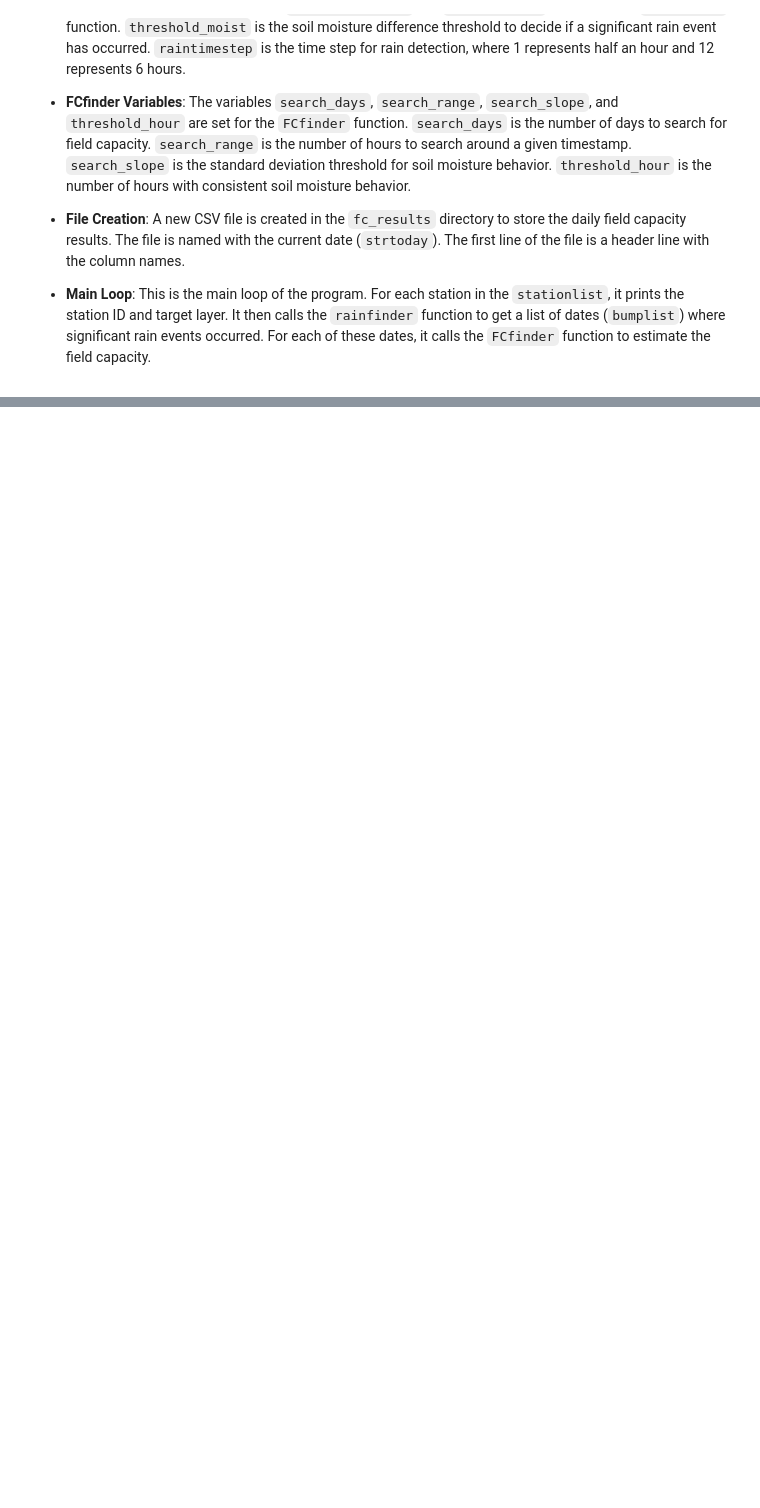
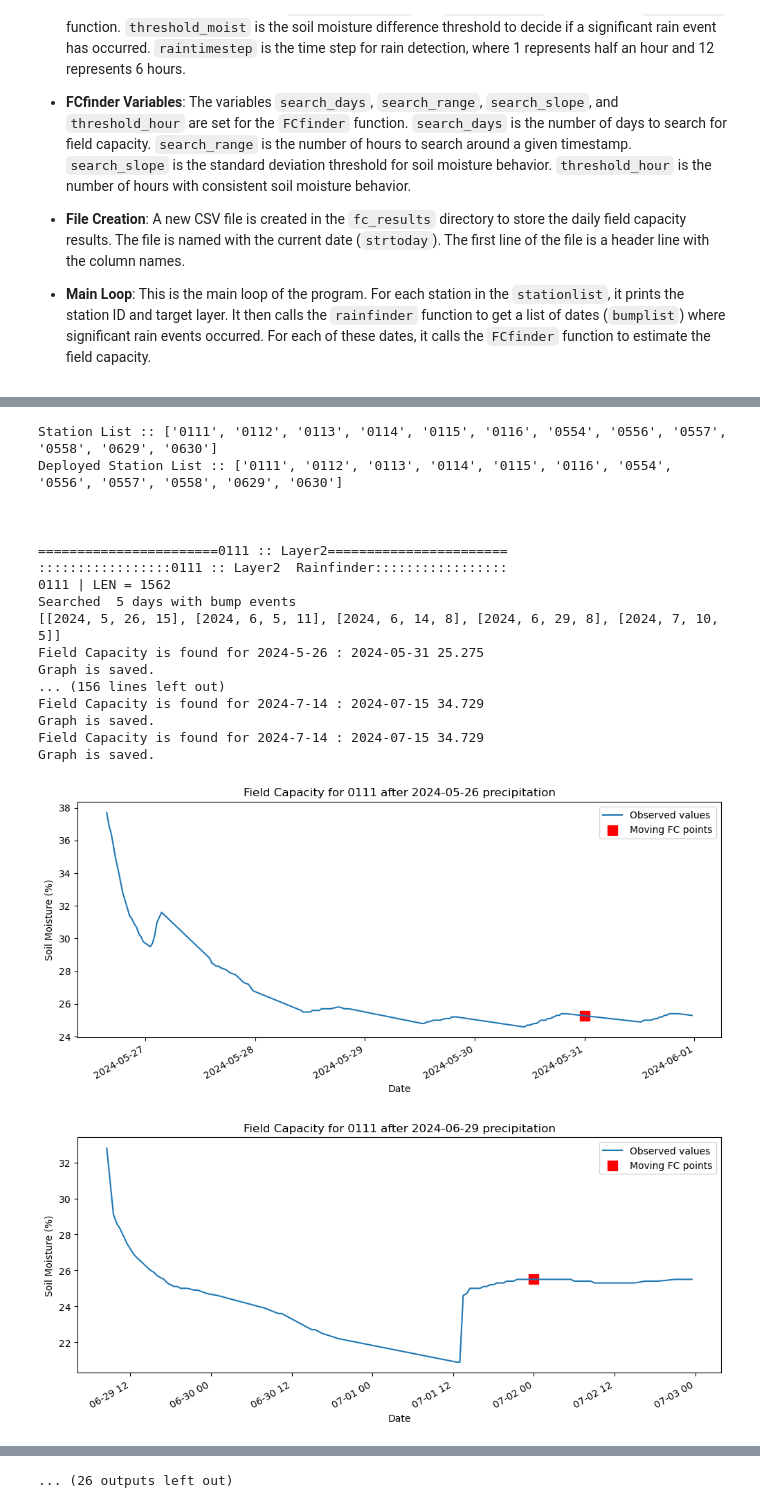
Before and after one commit to dsyang1024/SoilMoisture_analysis, a Jupyter notebook: 00_Script_Observed Soil Moisture analysis.ipynb, the cells around one changed output, grey strips where cells are left out. Saved outputs shown, nothing was run; the diff lists cells and outputs as text; code cells hidden in the pictures; blank space fills up the shorter version.

Commit message:
observed sm analysis v2 made

```diff
--- a/00_Script_Observed Soil Moisture analysis.ipynb
+++ b/00_Script_Observed Soil Moisture analysis.ipynb
@@ -456,6 +454,10 @@ def readraw_data(destination, filename, foutname, st_date, ed_date):
                                  'data_soil_moisture4':np.float64},
                           na_values=['Invalid data']
                           )
+    # convert the timestamp to the local time (UTC-4hrs)
+    # substract 4 hours from ['ts'] column
+    raw_data['ts'] = raw_data['ts'] - pd.Timedelta(hours=4)
+
     raw_columns = raw_data.columns.tolist()
     # raw_data['Timestamp'] = pd.to_datetime(raw_data['Timestamp'])
     # drop the temperature data from the list
@@ -520,6 +522,7 @@ def station_data_clean(destination, raw_data, station):
 
     # clean the data by time of interest
     # datetime range should start by 18:00 // end by 6:00 for better analysis for everyday
+    # LCB question: isn't thins starting at 0:00, not 18:00?
     start_date = dt.datetime(st_date[0], st_date[1], st_date[2], 0, 0, 0)
     end_date = dt.datetime(ed_date[0], ed_date[1], ed_date[2], 6, 0, 0)
     sample_df = sample_df[(sample_df.index > start_date) & (sample_df.index < end_date)]
@@ -553,10 +556,10 @@ def station_data_clean(destination, raw_data, station):
         sample_df = sample_df.resample('30min').mean()
 
         # make boxplot per layer
-        boxplot = sample_df.boxplot(column=['Layer1', 'Layer2', 'Layer3'],figsize=(8,4), ylabel='Soil Moisture (%)')
-        plt.title(int(station))
-        plt.savefig(destination+'/03_Soil_moisture_graphs/'+strtoday+'_'+station+'.png',dpi=600)
-        plt.show()
+        #boxplot = sample_df.boxplot(column=['Layer1', 'Layer2', 'Layer3'],figsize=(8,4), ylabel='Soil Moisture (%)')
+        #plt.title(int(station))
+        #plt.savefig(destination+'/03_Soil_moisture_graphs/'+strtoday+'_'+station+'.png',dpi=600)
+        #plt.show()
 
         # add station code back
         sample_df['Station'] = int(station)
@@ -1118,0 +1212,58 @@ def get_AWHCrz(dlydata):
+# %%
+'''
+This is the main part of the program
+below section will estimate the field capacity for the given data [Daily basis]
+
+This part should be done per station [stationlist]
+'''
+# for testing
+deployedstationlist = ['0111','0112','0113','0114','0115','0116','0554','0556','0557','0558','0629','0630']
+print ('Station List ::',stationlist)
+print ('Deployed Station List ::',deployedstationlist)
+
+
+# this is the target layer for the analysis. 1=layer 1
+# variable set for rainfinder
+# *-=-=-=-=-=-=-=-=-=-=-=-=-=-=-=-=-=-=-= CHECK THE PARAMETERS =-=-=-=-=-=-=-=-=-=-=-=-=-=-=-=-=-=-=-* #
+target = 'Layer2'
+threshold_moist = 10    # threshold of soil moisture difference to decide it was huge rain event or not default: 15
+raintimestep = 12 # 1 = 1/2 hour // 12 = 6 hours
+
+# variable set for FCfinder
+search_days = 6 # days
+search_range = 2 # hours
+search_slope = 0.1 # unit is volumetric water content difference (in percent)
+threshold_hour = 4 # hours with consistent soil moisture behavior
+# *-=-=-=-=-=-=-=-=-=-=-=-=-=-=-=-=-=-=-= CHECK THE PARAMETERS =-=-=-=-=-=-=-=-=-=-=-=-=-=-=-=-=-=-=-* #
+
+
+f=open(os.getcwd()+'/04_fc_results/'+strtoday+'_fc_record.csv', 'w')   # making a file to save the daily field capacity
+f.write('Station,Date,Layer1,Layer2,Layer3,Layer4\n')
+f.close()
+for station in deployedstationlist:
+    print('\n\n')
+    text = station +' :: '+target
+    print (text.center(60,'='))
+    bumplist = rainfinder(clean_df, station, raw_columns, threshold_moist, raintimestep)
+    for start_date in bumplist:
+        FCfinder(clean_df, station, raw_columns, start_date, search_days, search_range, search_slope, threshold_hour)
+# %% [output]
+Station List :: ['0111', '0112', '0113', '0114', '0115', '0116', '0554', '0556', '0557', '0558', '0629', '0630']
+Deployed Station List :: ['0111', '0112', '0113', '0114', '0115', '0116', '0554', '0556', '0557', '0558', '0629', '0630']
+
+
+
+=======================0111 :: Layer2=======================
+:::::::::::::::::0111 :: Layer2  Rainfinder:::::::::::::::::
+0111 | LEN = 1562
+Searched  5 days with bump events
+[[2024, 5, 26, 15], [2024, 6, 5, 11], [2024, 6, 14, 8], [2024, 6, 29, 8], [2024, 7, 10, 5]]
+Field Capacity is found for 2024-5-26 : 2024-05-31 25.275
+Graph is saved.
+... (156 lines left out)
+Field Capacity is found for 2024-7-14 : 2024-07-15 34.729
+Graph is saved.
+Field Capacity is found for 2024-7-14 : 2024-07-15 34.729
+Graph is saved.
+[figure, added]
+[figure, added]
@@ -1118,0 +1279 @@ def get_AWHCrz(dlydata):
+... (26 outputs left out)
```
Also changed, not shown: parts of 13 cells of this notebook, 11 other files.
